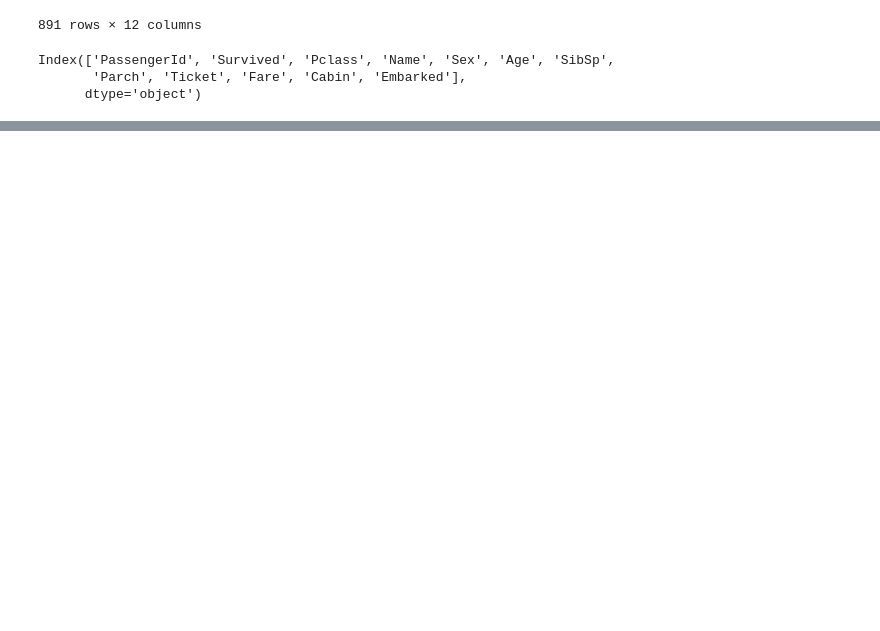
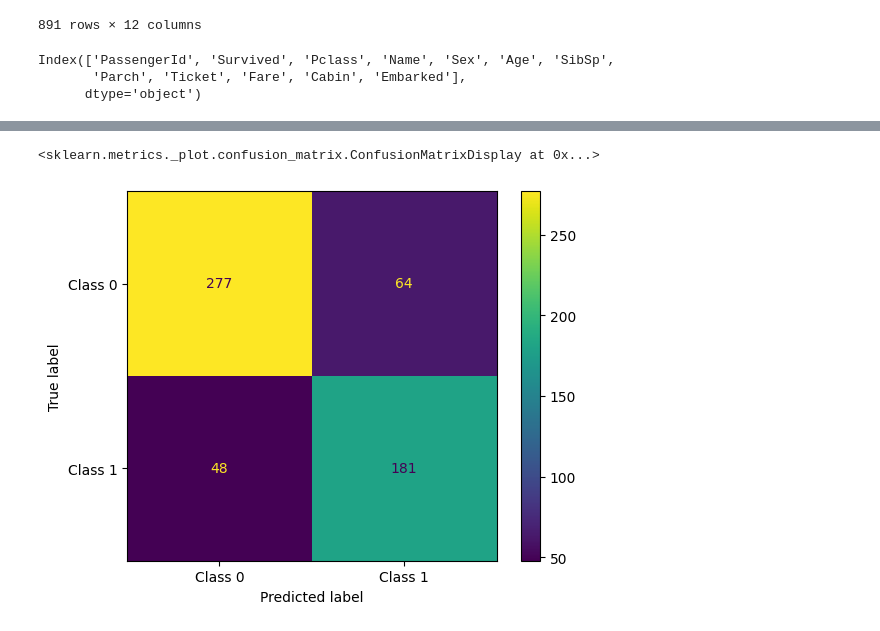
Before and after one commit to qazi-adnan/MACHINE_LEARNING, a Jupyter notebook: 5 logsitic regression/file_2.ipynb, the cells around one changed output, grey strips where cells are left out. Drawn from its saved outputs; the diff is of its cells as text; code cells hidden in the pictures; blank space fills up the shorter version.

```diff
--- a/5 logsitic regression/file_2.ipynb
+++ b/5 logsitic regression/file_2.ipynb
@@ -35,0 +157,3 @@ KeyError: "[('PassengerId', 'Name', 'Ticket', 'Cabin')] not found in axis"
+# %%
+x=df.drop('Survived', axis=1)
+y=df["Survived"]
@@ -35,0 +191,3 @@ KeyError: "[('PassengerId', 'Name', 'Ticket', 'Cabin')] not found in axis"
+# %%
+from sklearn.model_selection import train_test_split
+x_train,x_test,y_train,y_test= train_test_split(x,y,train_size=0.2,random_state=42)
@@ -35,0 +210,5 @@ KeyError: "[('PassengerId', 'Name', 'Ticket', 'Cabin')] not found in axis"
+# %%
+from sklearn.preprocessing import StandardScaler
+scaler=StandardScaler()
+x_train_scaled = scaler.fit_transform(x_train)
+x_test_scaled = scaler.transform(x_test)
@@ -35,0 +231,11 @@ KeyError: "[('PassengerId', 'Name', 'Ticket', 'Cabin')] not found in axis"
+# %%
+from sklearn.linear_model import LogisticRegression
+from sklearn.metrics import confusion_matrix,accuracy_score, classification_report
+model=LogisticRegression()
+model.fit(x_train_scaled, y_train)
+y_pred= model.predict(x_test_scaled)
+score=accuracy_score(y_test, y_pred)
+print("accuracy score is " ,score)
+cm = confusion_matrix(y_test, y_pred)
+print(cm)
+print(classification_report(y_test, y_pred))
@@ -35,0 +254,6 @@ KeyError: "[('PassengerId', 'Name', 'Ticket', 'Cabin')] not found in axis"
+# %%
+from sklearn.metrics import  ConfusionMatrixDisplay
+ConfusionMatrixDisplay(cm, display_labels=["Class 0", "Class 1"]).plot()
+# %% [output]
+<sklearn.metrics._plot.confusion_matrix.ConfusionMatrixDisplay at 0x...>
+[figure, added]
```
Also changed, not shown: parts of 20 cells of this notebook, 1 other file.
